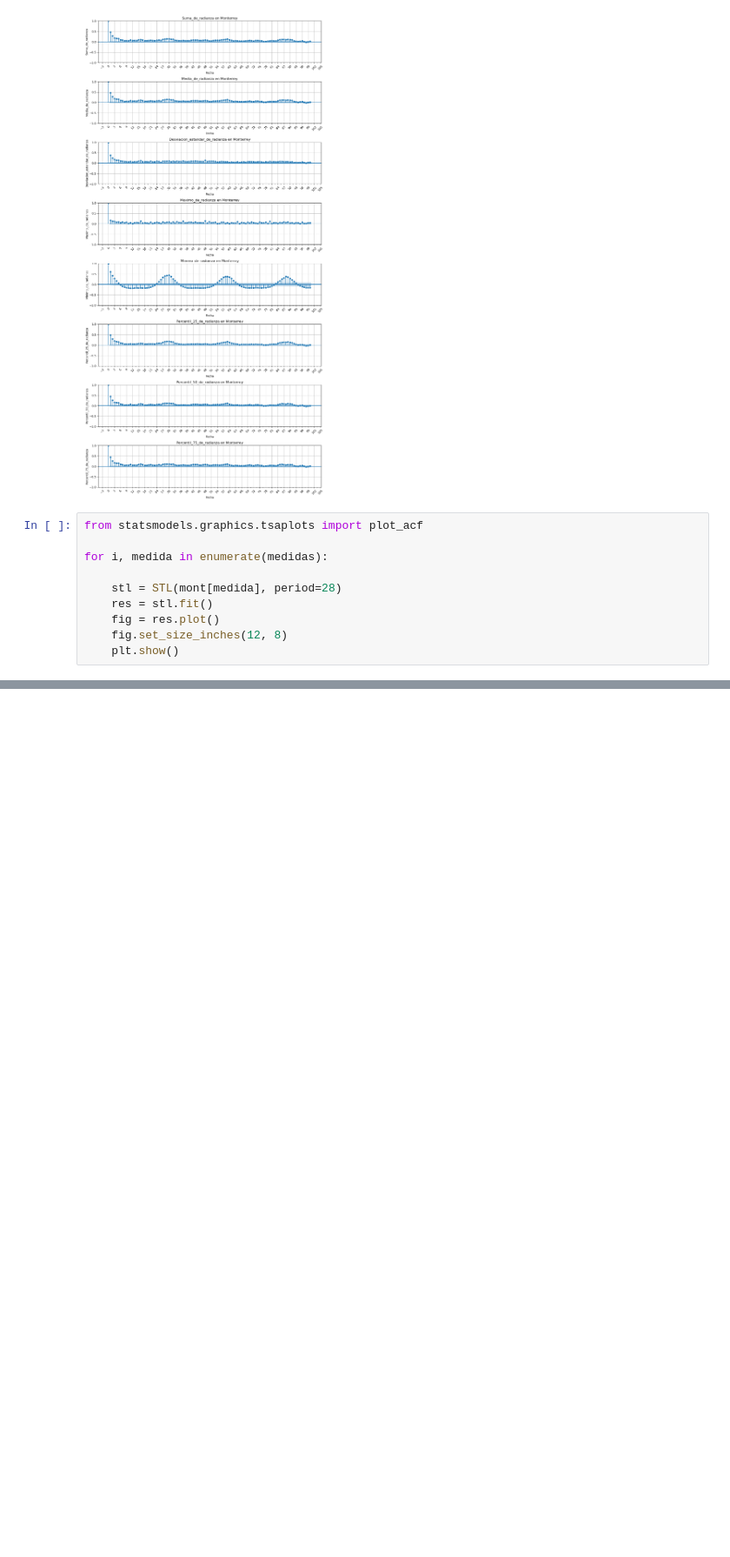
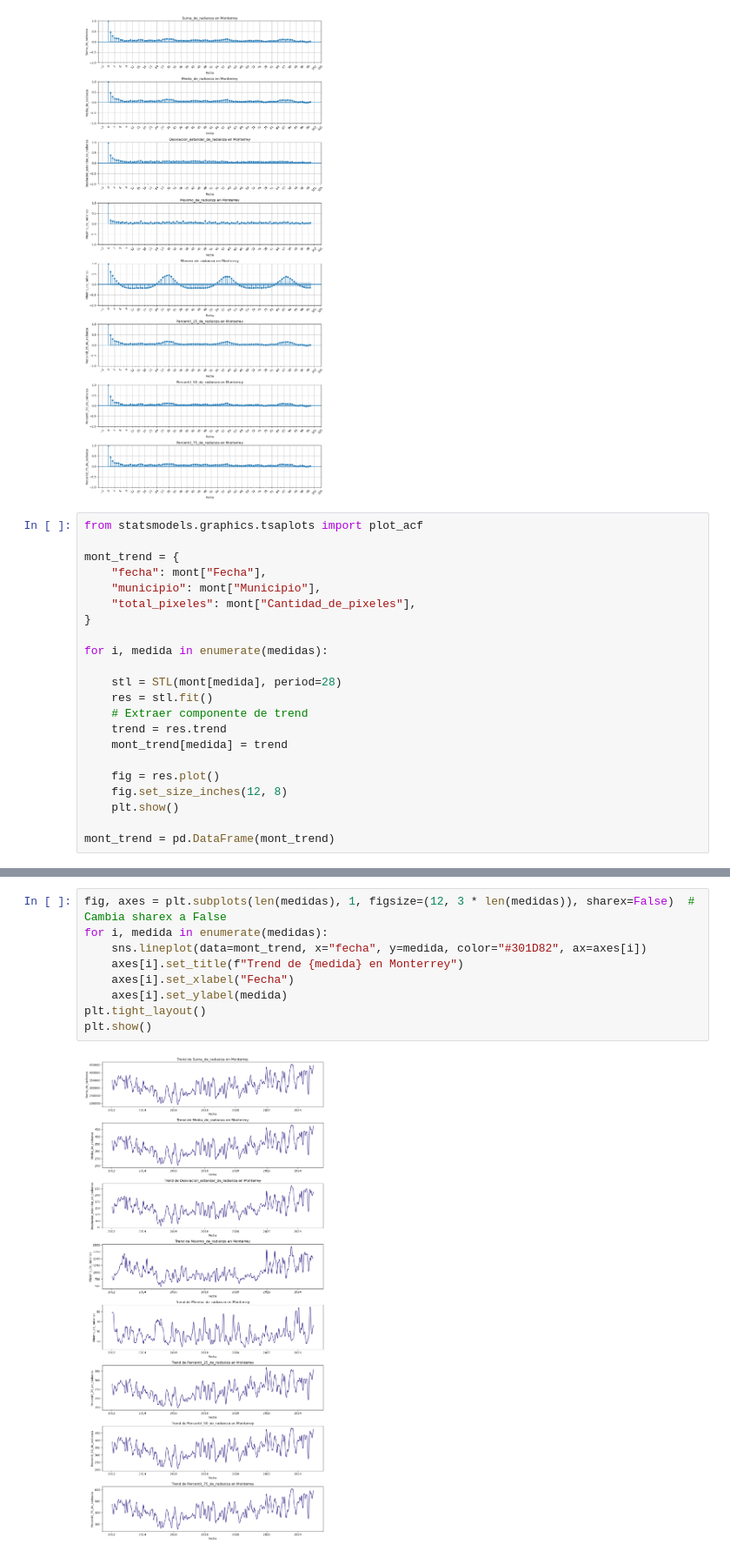
Before and after one commit to jmlopezfabian/Analisis-Imagenes-Satelitales-VNP46A1-, a Jupyter notebook: notebooks/EDA_Monterrey.ipynb, the cells around one changed output, grey strips where cells are left out. Shown at 87% size. Cells and saved outputs as stored; diff of their text form; blank space fills up the shorter version.

Commit message:
Preprocessing mont

```diff
--- a/notebooks/EDA_Monterrey.ipynb
+++ b/notebooks/EDA_Monterrey.ipynb
@@ -116,11 +118,23 @@ plt.show()
 [figure]
 # %%
 from statsmodels.graphics.tsaplots import plot_acf
+
+mont_trend = {
+    "fecha": mont["Fecha"],
+    "municipio": mont["Municipio"],
+    "total_pixeles": mont["Cantidad_de_pixeles"],
+}
 
 for i, medida in enumerate(medidas):
 
     stl = STL(mont[medida], period=28)
     res = stl.fit()
+    # Extraer componente de trend
+    trend = res.trend
+    mont_trend[medida] = trend
+
     fig = res.plot()
     fig.set_size_inches(12, 8)
     plt.show()
+
+mont_trend = pd.DataFrame(mont_trend)
@@ -135,0 +141,11 @@ for i, medida in enumerate(medidas):
+# %%
+fig, axes = plt.subplots(len(medidas), 1, figsize=(12, 3 * len(medidas)), sharex=False)  # Cambia sharex a False
+for i, medida in enumerate(medidas):
+    sns.lineplot(data=mont_trend, x="fecha", y=medida, color="#301D82", ax=axes[i])
+    axes[i].set_title(f"Trend de {medida} en Monterrey")
+    axes[i].set_xlabel("Fecha")
+    axes[i].set_ylabel(medida)
+plt.tight_layout()
+plt.show()
+# %% [output]
+[figure, added]
```
Also changed, not shown: parts of 5 cells of this notebook.
